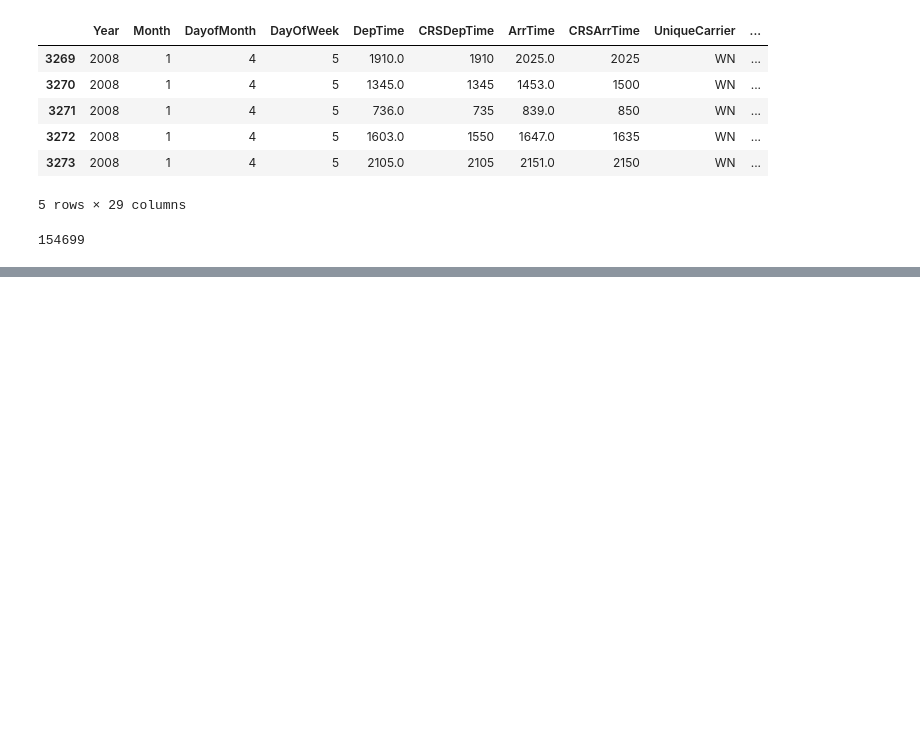
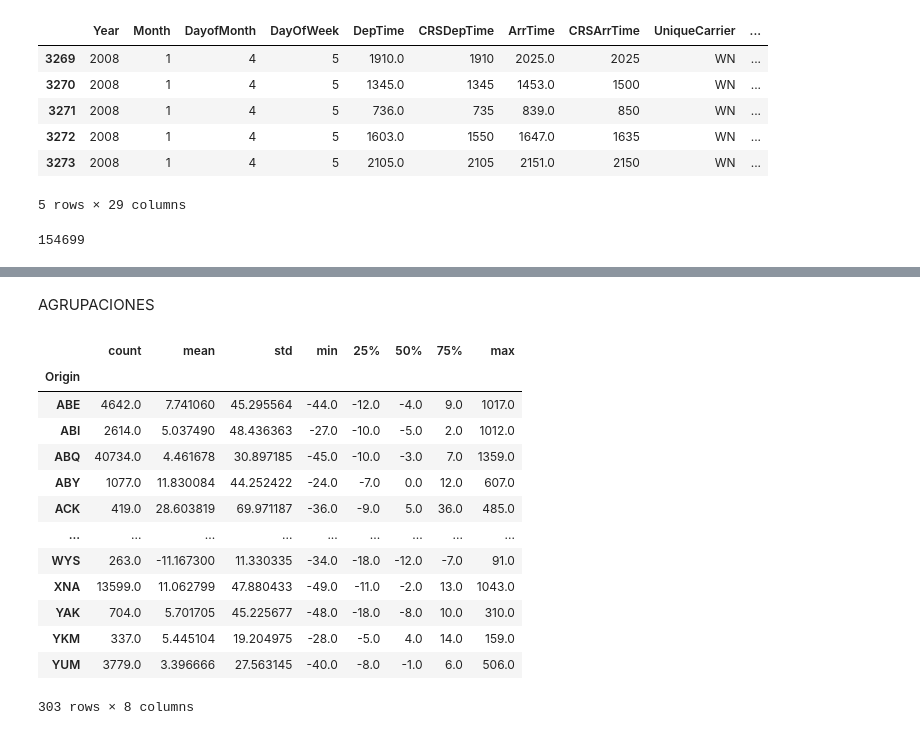
Before and after one commit to bejarcarlos/PythonPractica, a Jupyter notebook: Practica_Pandas.ipynb, the cells around one changed output, grey strips where cells are left out. Drawn from its saved outputs; the diff is of its cells as text; code cells hidden in the pictures; blank space fills up the shorter version.

```diff
--- a/Practica_Pandas.ipynb
+++ b/Practica_Pandas.ipynb
@@ -68,0 +113,19 @@ len(df[pd.isna(df["ArrDelay"])]) # para ver cuantas filas son nullas en el Campo
+# %% [markdown]
+AGRUPACIONES
+# %%
+df.groupby(by = "Origin")["ArrDelay"].describe()
+# %% [output]
+|  | count | mean | std | min | 25% | 50% | 75% | max |
+| Origin |  |  |  |  |  |  |  |  |
+| ABE | 4642.0 | 7.741060 | 45.295564 | -44.0 | -12.0 | -4.0 | 9.0 | 1017.0 |
+| ABI | 2614.0 | 5.037490 | 48.436363 | -27.0 | -10.0 | -5.0 | 2.0 | 1012.0 |
+| ABQ | 40734.0 | 4.461678 | 30.897185 | -45.0 | -10.0 | -3.0 | 7.0 | 1359.0 |
+| ABY | 1077.0 | 11.830084 | 44.252422 | -24.0 | -7.0 | 0.0 | 12.0 | 607.0 |
+| ACK | 419.0 | 28.603819 | 69.971187 | -36.0 | -9.0 | 5.0 | 36.0 | 485.0 |
+| ... | ... | ... | ... | ... | ... | ... | ... | ... |
+| WYS | 263.0 | -11.167300 | 11.330335 | -34.0 | -18.0 | -12.0 | -7.0 | 91.0 |
+| XNA | 13599.0 | 11.062799 | 47.880433 | -49.0 | -11.0 | -2.0 | 13.0 | 1043.0 |
+| YAK | 704.0 | 5.701705 | 45.225677 | -48.0 | -18.0 | -8.0 | 10.0 | 310.0 |
+| YKM | 337.0 | 5.445104 | 19.204975 | -28.0 | -5.0 | 4.0 | 14.0 | 159.0 |
+| YUM | 3779.0 | 3.396666 | 27.563145 | -40.0 | -8.0 | -1.0 | 6.0 | 506.0 |
+303 rows × 8 columns
```
Also changed, not shown: parts of 15 cells of this notebook.
